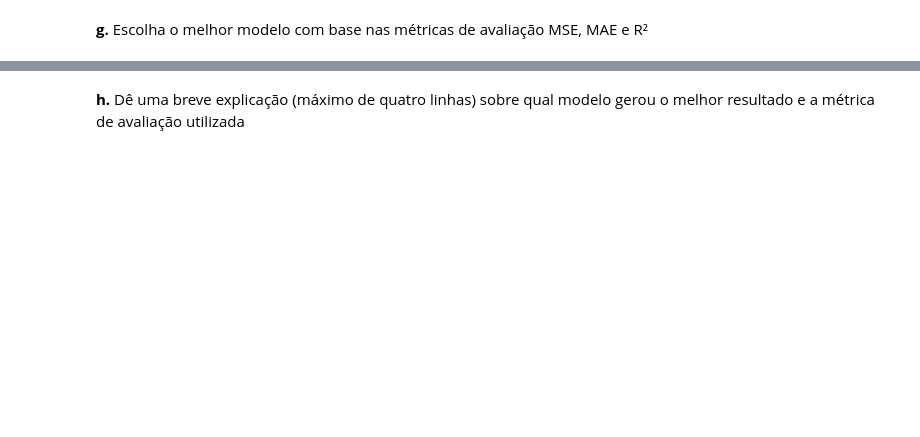
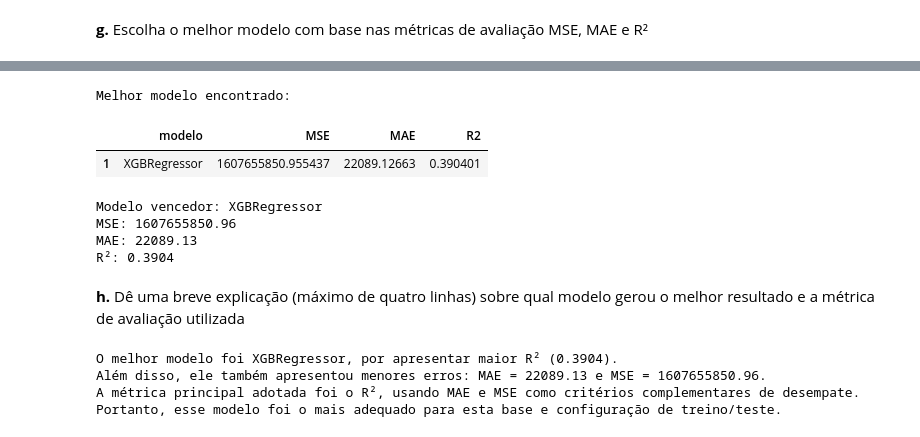
Before and after one commit to EduardoFelixNeto/trabalhoLinguagemProgramacaoAplicada, a Jupyter notebook: analise_exploratoria_precos_carros_brasil.ipynb, the cells around one changed output, grey strips where cells are left out. Saved outputs shown, nothing was run; the diff lists cells and outputs as text; code cells hidden in the pictures; blank space fills up the shorter version.

```diff
--- a/analise_exploratoria_precos_carros_brasil.ipynb
+++ b/analise_exploratoria_precos_carros_brasil.ipynb
@@ -452,2 +518,31 @@ r2s
+# %%
+melhor_modelo = metricas_modelos.sort_values(by=['R2', 'MAE'], ascending=[False, True]).iloc[0]
+
+print("Melhor modelo encontrado:")
+display(melhor_modelo.to_frame().T)
+# %% [output]
+Melhor modelo encontrado:
+|  | modelo | MSE | MAE | R2 |
+| 1 | XGBRegressor | 1607655850.955437 | 22089.12663 | 0.390401 |
+# %%
+print(f"Modelo vencedor: {melhor_modelo['modelo']}")
+print(f"MSE: {melhor_modelo['MSE']:.2f}")
+print(f"MAE: {melhor_modelo['MAE']:.2f}")
+print(f"R²: {melhor_modelo['R2']:.4f}")
+# %% [output]
+Modelo vencedor: XGBRegressor
+MSE: 1607655850.96
+MAE: 22089.13
+R²: 0.3904
 # %% [markdown]
 **h.** Dê uma breve explicação (máximo de quatro linhas) sobre qual modelo gerou o melhor resultado e a métrica de avaliação utilizada
+# %%
+print(f"O melhor modelo foi {melhor_modelo['modelo']}, por apresentar maior R² ({melhor_modelo['R2']:.4f}).")
+print(f"Além disso, ele também apresentou menores erros: MAE = {melhor_modelo['MAE']:.2f} e MSE = {melhor_modelo['MSE']:.2f}.")
+print('A métrica principal adotada foi o R², usando MAE e MSE como critérios complementares de desempate.')
+print('Portanto, esse modelo foi o mais adequado para esta base e configuração de treino/teste.')
+# %% [output]
+O melhor modelo foi XGBRegressor, por apresentar maior R² (0.3904).
+Além disso, ele também apresentou menores erros: MAE = 22089.13 e MSE = 1607655850.96.
+A métrica principal adotada foi o R², usando MAE e MSE como critérios complementares de desempate.
+Portanto, esse modelo foi o mais adequado para esta base e configuração de treino/teste.
```
Also changed, not shown: parts of 10 cells of this notebook.
